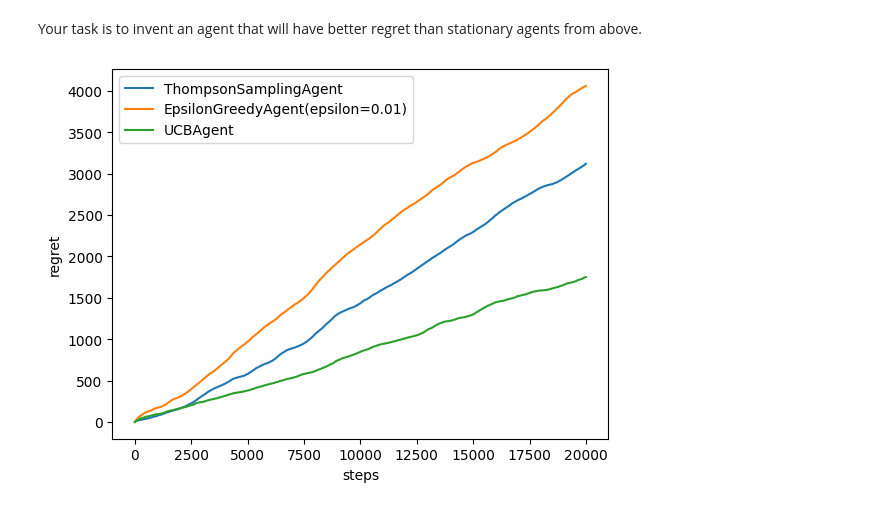
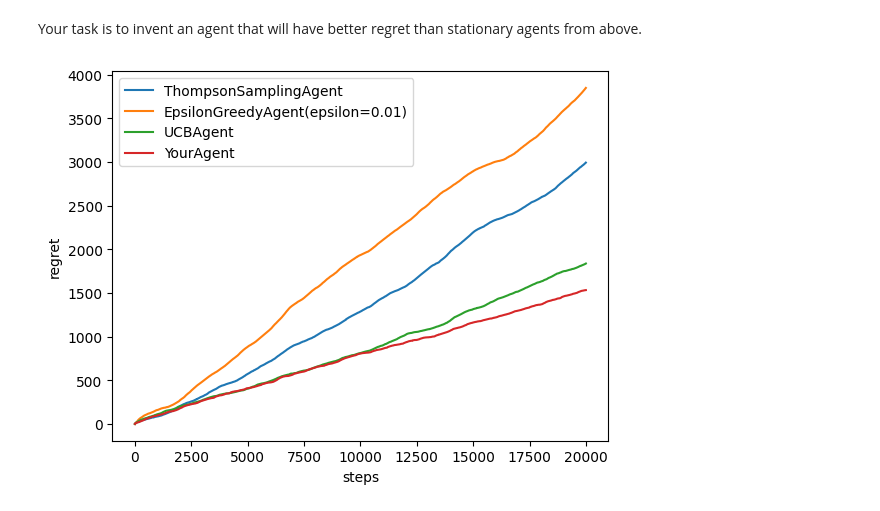
Before and after one commit to voroninip/ML, a Jupyter notebook: advanced/lab04_exploration/exploration_strategies.ipynb, the cells around one changed output. Cells and saved outputs as stored; diff of their text form; code cells hidden in the pictures.

```diff
--- a/advanced/lab04_exploration/exploration_strategies.ipynb
+++ b/advanced/lab04_exploration/exploration_strategies.ipynb
@@ -322,12 +338,19 @@ Your task is to invent an agent that will have better regret than stationary age
+# %%
+class YourAgent(AbstractAgent):
+    def get_action(self):
+        if self._total_pulls % 700 == 0:
+            self._successes = self._successes*0+1
+            self._failures = self._failures*0+1
+        return np.argmax(np.random.beta(self._successes, self._failures))
 # %%
 drifting_agents = [
     ThompsonSamplingAgent(),
     EpsilonGreedyAgent(),
     UCBAgent(),
-    # YourAgent()
+    YourAgent()
 ]
 
 regret = get_regret(DriftingBandit(), drifting_agents, n_steps=20000, n_trials=10)
 plot_regret(drifting_agents, regret)
 # %% [output]
-[figure, old version]
+[figure, new version]
```
Also changed, not shown: parts of 4 cells of this notebook.
